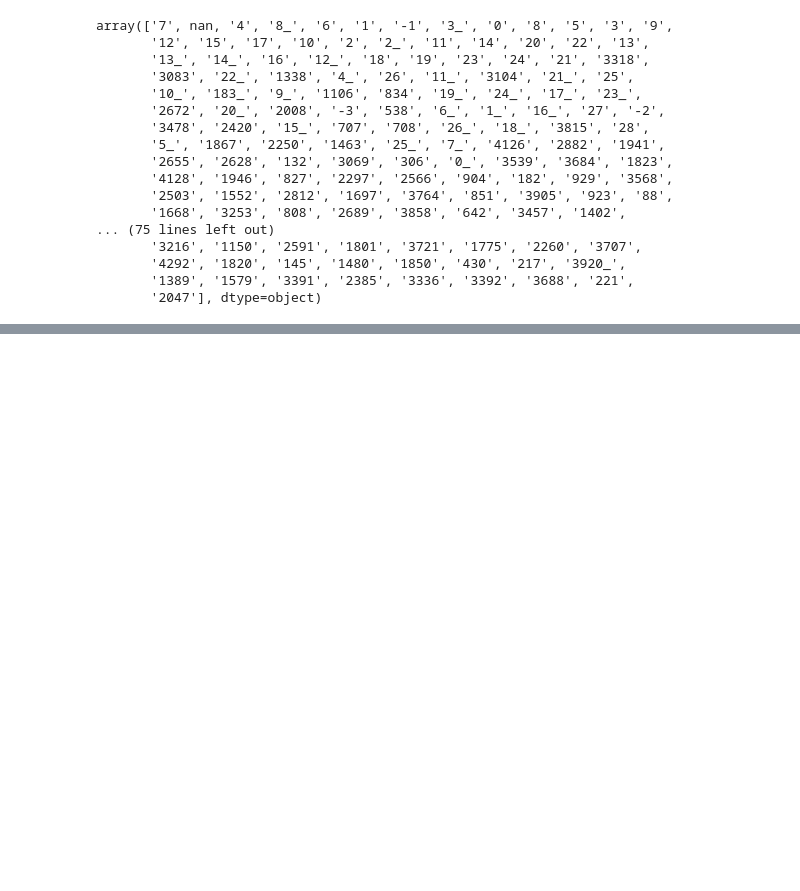
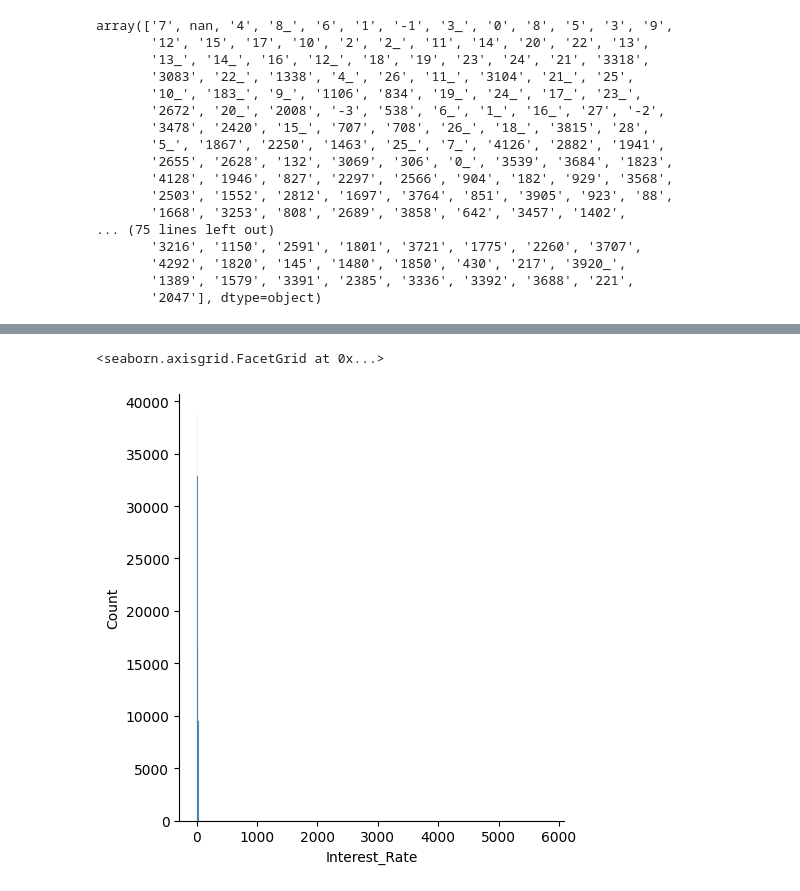
Before and after one commit to ThuongHong/Credit_Score_Prediction, a Jupyter notebook: notebooks/EDA.ipynb, the cells around one changed output, grey strips where cells are left out. Cells and saved outputs as stored; diff of their text form; code cells hidden in the pictures; blank space fills up the shorter version.

```diff
--- a/notebooks/EDA.ipynb
+++ b/notebooks/EDA.ipynb
@@ -136,0 +81,5 @@ processed.head(3)
+# %%
+sns.displot(data['Interest_Rate'])
+# %% [output]
+<seaborn.axisgrid.FacetGrid at 0x...>
+[figure, added]
```
Also changed, not shown: parts of 10 cells of this notebook, 10 other files.
